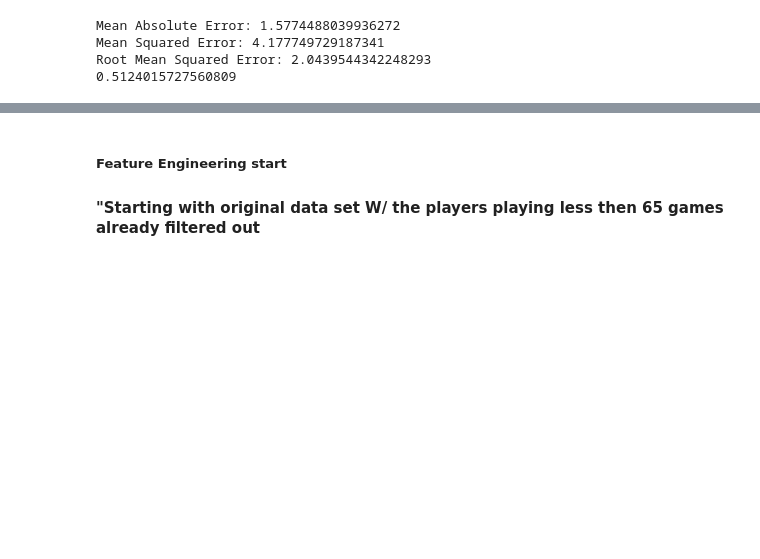
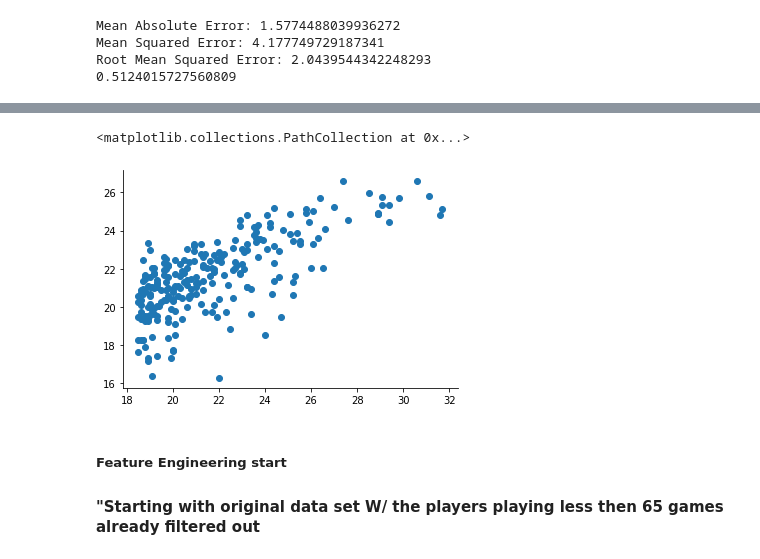
Before and after one commit to Mattsantos541/NBA, a Jupyter notebook: Baseline work.ipynb, the cells around one changed output, grey strips where cells are left out. Saved outputs shown, nothing was run; the diff lists cells and outputs as text; code cells hidden in the pictures; blank space fills up the shorter version.

```diff
--- a/Baseline work.ipynb
+++ b/Baseline work.ipynb
@@ -165,3 +165,5 @@ df1.head(10)
 | 2 | 31.6 | 24.787143 |
 | 137 | 25.8 | 25.118021 |
 | 225 | 24.4 | 25.156598 |
+# %%
+y_pred = regressor.predict(X_test)
@@ -198,6 +218,11 @@ explore.stats_test(y_train,X_train)
  Warnings:
  [1] Standard Errors assume that the covariance matrix of the errors is correctly specified.
  """)
+# %%
+plt.scatter(y_test, y_pred)
+# %% [output]
+<matplotlib.collections.PathCollection at 0x...>
+[figure, added]
 # %% [markdown]
 ##### Feature Engineering start
 
```
Also changed, not shown: parts of 11 cells of this notebook.
